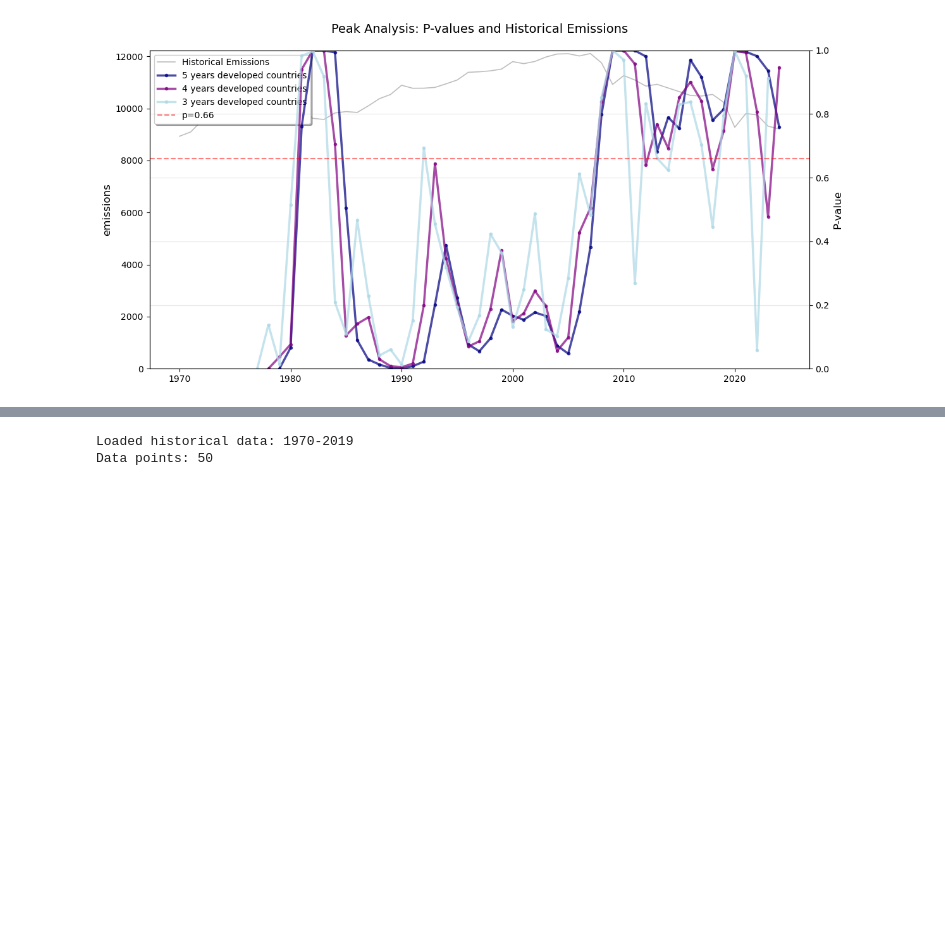
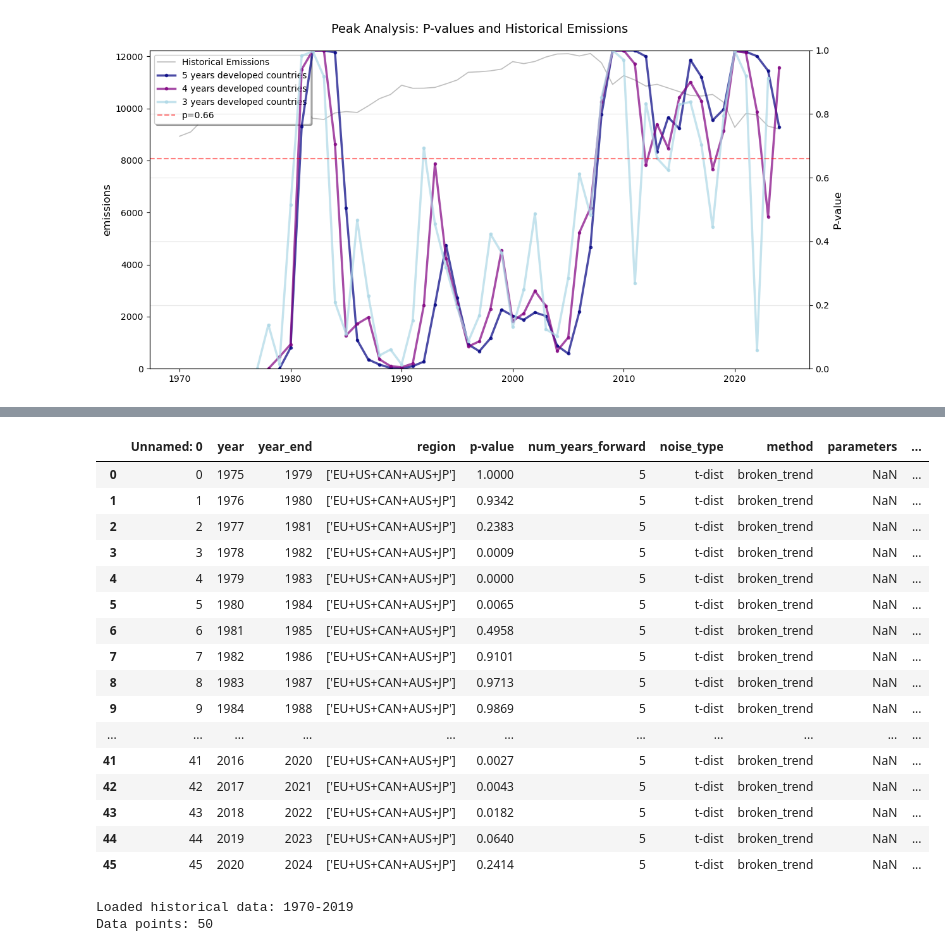
Before and after one commit to nezzag/peaking_test, a Jupyter notebook: notebooks/peaker_historical_tests_clean.ipynb, the cells around one changed output, grey strips where cells are left out. Cells and saved outputs as stored; diff of their text form; code cells hidden in the pictures; blank space fills up the shorter version.

```diff
--- a/notebooks/peaker_historical_tests_clean.ipynb
+++ b/notebooks/peaker_historical_tests_clean.ipynb
@@ -586,3 +685,23 @@ emissions_data
+# %%
+pdf_5bt_us_eu_jpn_can_aus
+# %% [output]
+|  | Unnamed: 0 | year | year_end | region | p-value | num_years_forward | noise_type | method | parameters | ... |
+| 0 | 0 | 1975 | 1979 | ['EU+US+CAN+AUS+JP'] | 1.0000 | 5 | t-dist | broken_trend | NaN | ... |
+| 1 | 1 | 1976 | 1980 | ['EU+US+CAN+AUS+JP'] | 0.9342 | 5 | t-dist | broken_trend | NaN | ... |
+| 2 | 2 | 1977 | 1981 | ['EU+US+CAN+AUS+JP'] | 0.2383 | 5 | t-dist | broken_trend | NaN | ... |
+| 3 | 3 | 1978 | 1982 | ['EU+US+CAN+AUS+JP'] | 0.0009 | 5 | t-dist | broken_trend | NaN | ... |
+| 4 | 4 | 1979 | 1983 | ['EU+US+CAN+AUS+JP'] | 0.0000 | 5 | t-dist | broken_trend | NaN | ... |
+| 5 | 5 | 1980 | 1984 | ['EU+US+CAN+AUS+JP'] | 0.0065 | 5 | t-dist | broken_trend | NaN | ... |
+| 6 | 6 | 1981 | 1985 | ['EU+US+CAN+AUS+JP'] | 0.4958 | 5 | t-dist | broken_trend | NaN | ... |
+| 7 | 7 | 1982 | 1986 | ['EU+US+CAN+AUS+JP'] | 0.9101 | 5 | t-dist | broken_trend | NaN | ... |
+| 8 | 8 | 1983 | 1987 | ['EU+US+CAN+AUS+JP'] | 0.9713 | 5 | t-dist | broken_trend | NaN | ... |
+| 9 | 9 | 1984 | 1988 | ['EU+US+CAN+AUS+JP'] | 0.9869 | 5 | t-dist | broken_trend | NaN | ... |
+| ... | ... | ... | ... | ... | ... | ... | ... | ... | ... | ... |
+| 41 | 41 | 2016 | 2020 | ['EU+US+CAN+AUS+JP'] | 0.0027 | 5 | t-dist | broken_trend | NaN | ... |
+| 42 | 42 | 2017 | 2021 | ['EU+US+CAN+AUS+JP'] | 0.0043 | 5 | t-dist | broken_trend | NaN | ... |
+| 43 | 43 | 2018 | 2022 | ['EU+US+CAN+AUS+JP'] | 0.0182 | 5 | t-dist | broken_trend | NaN | ... |
+| 44 | 44 | 2019 | 2023 | ['EU+US+CAN+AUS+JP'] | 0.0640 | 5 | t-dist | broken_trend | NaN | ... |
+| 45 | 45 | 2020 | 2024 | ['EU+US+CAN+AUS+JP'] | 0.2414 | 5 | t-dist | broken_trend | NaN | ... |
 # %%
 # Comparing results with 2 vs 3 years of test data and with all years included in noise analysis
 
```
Also changed, not shown: parts of 13 cells of this notebook, 14 other files.
